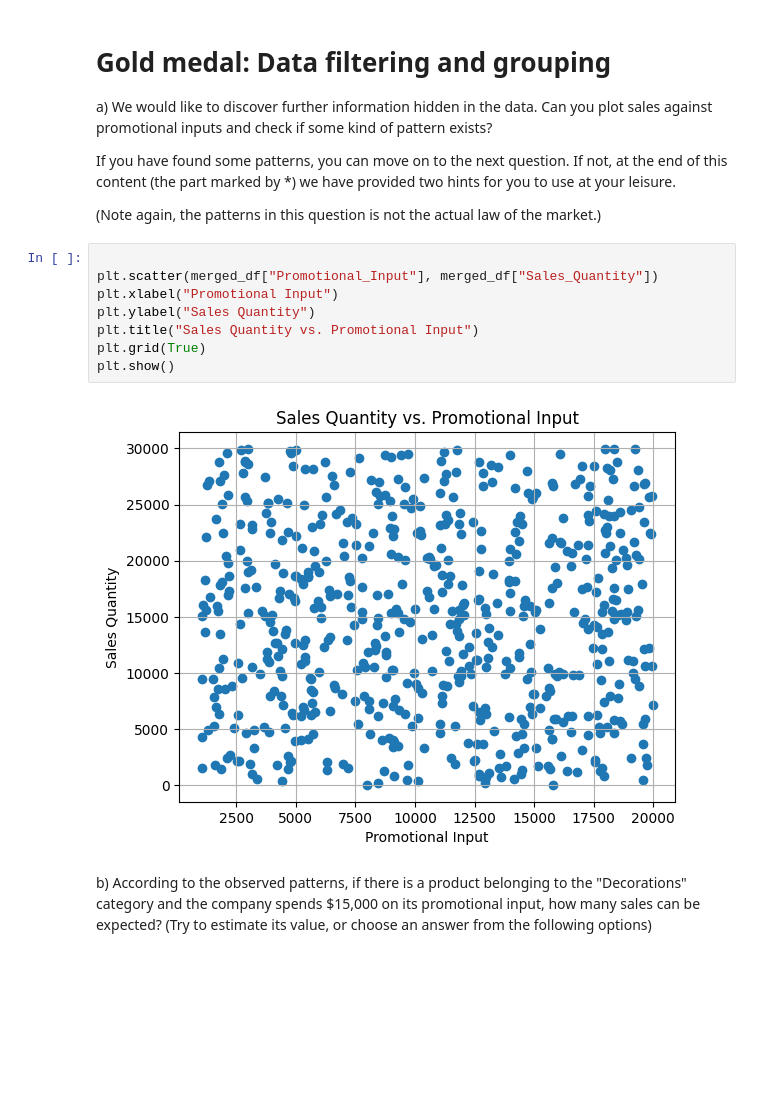
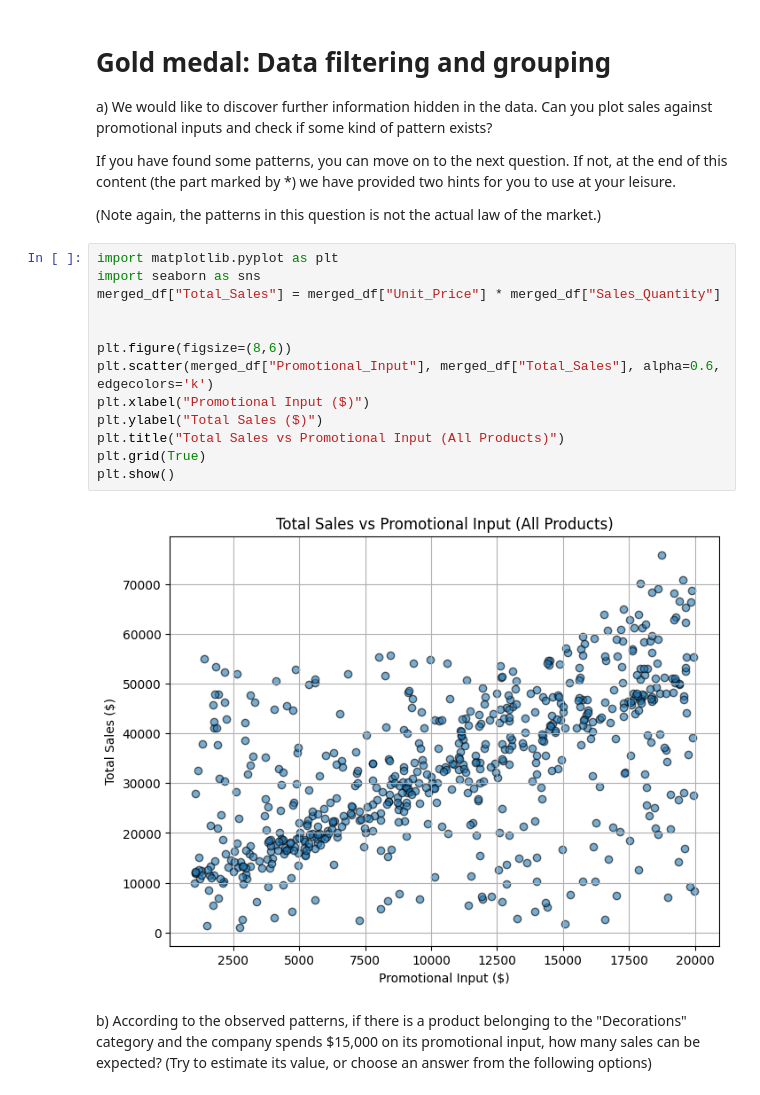
Before and after one commit to bhassant202/computational-thinking-week-individual-15400395-, a Jupyter notebook: challenge_vectors_matrices/Review_Vectors.ipynb, the cells around one changed output. Drawn from its saved outputs; the diff is of its cells as text; blank space fills up the shorter version.

```diff
--- a/challenge_vectors_matrices/Review_Vectors.ipynb
+++ b/challenge_vectors_matrices/Review_Vectors.ipynb
@@ -174,15 +174,20 @@ If you have found some patterns, you can move on to the next question. If not, a
 
 (Note again, the patterns in this question is not the actual law of the market.)
 # %%
+import matplotlib.pyplot as plt
+import seaborn as sns
+merged_df["Total_Sales"] = merged_df["Unit_Price"] * merged_df["Sales_Quantity"]
 
-plt.scatter(merged_df["Promotional_Input"], merged_df["Sales_Quantity"])
-plt.xlabel("Promotional Input")
-plt.ylabel("Sales Quantity")
-plt.title("Sales Quantity vs. Promotional Input")
+
+plt.figure(figsize=(8,6))
+plt.scatter(merged_df["Promotional_Input"], merged_df["Total_Sales"], alpha=0.6, edgecolors='k')
+plt.xlabel("Promotional Input ($)")
+plt.ylabel("Total Sales ($)")
+plt.title("Total Sales vs Promotional Input (All Products)")
 plt.grid(True)
 plt.show()
 # %% [output]
-[figure, old version]
+[figure, new version]
 # %% [markdown]
 b) According to the observed patterns, if there is a product belonging to the "Decorations" category and the company spends $15,000 on its promotional input, how many sales can be expected? (Try to estimate its value, or choose an answer from the following options)
 # %%
```
Also changed, not shown: parts of 1 cell of this notebook, 2 other files.
